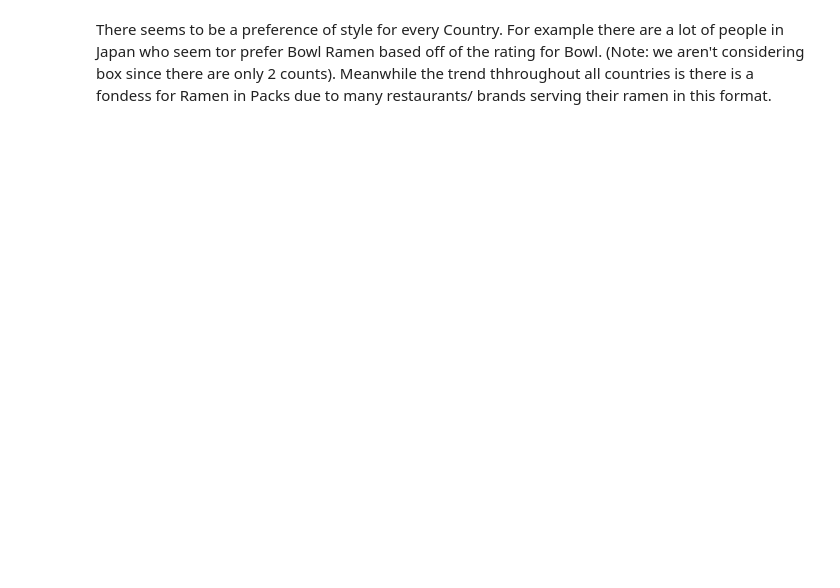
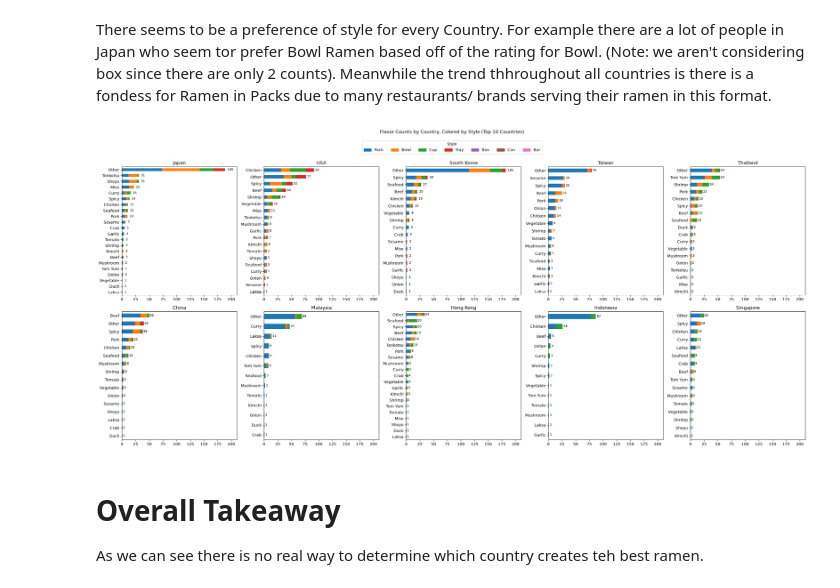
Before and after one commit to Madlenate/Ramen_Analysis_which_country_has_the_best_ramen-, a Jupyter notebook: Data_analysis.ipynb, the cells around one changed output. Drawn from its saved outputs; the diff is of its cells as text; code cells hidden in the pictures; blank space fills up the shorter version.

```diff
--- a/Data_analysis.ipynb
+++ b/Data_analysis.ipynb
@@ -180,2 +323,48 @@ plt.show()
 # %% [markdown]
 There seems to be a preference of style for every Country. For example there are a lot of people in Japan who seem tor prefer Bowl Ramen based off of the rating for Bowl. (Note: we aren't considering box since there are only 2 counts). Meanwhile the trend thhroughout all countries is there is a fondess for Ramen in Packs due to many restaurants/ brands serving their ramen in this format.
+# %%
+flavor_cols = list(flavor_keywords.keys())
+
+melted = df_clean.melt(id_vars=["Country", "Style"], value_vars=flavor_cols, var_name="Flavor", value_name="Has_Flavor")
+melted = melted[melted["Has_Flavor"]]
+flavor_style_counts = melted.groupby(["Country", "Flavor", "Style"]).size().reset_index(name="Count")
+
+top_countries = df_clean["Country"].value_counts().nlargest(10).index
+style_order = df_clean["Style"].value_counts().index
+style_colors = dict(zip(style_order, sns.color_palette("tab10", n_colors=len(style_order))))
+
+fig, axes = plt.subplots(2, 5, figsize=(26, 11))
+axes = axes.flatten()
+
+for ax, country in zip(axes, top_countries):
+    country_data = flavor_style_counts[flavor_style_counts["Country"] == country]
+    pivot = country_data.pivot_table(index="Flavor", columns="Style", values="Count", fill_value=0)
+    pivot = pivot.reindex(columns=[s for s in style_order if s in pivot.columns])
+    pivot = pivot.loc[pivot.sum(axis=1).sort_values(ascending=True).index]
+
+    pivot.plot(kind="barh", stacked=True, ax=ax, color=[style_colors[s] for s in pivot.columns], legend=False)
+
+    totals = pivot.sum(axis=1)
+    for i, total in enumerate(totals):
+        ax.text(total + totals.max() * 0.02, i, str(int(total)), va="center", fontsize=8)
+
+    ax.set_title(country)
+    ax.set_xlabel("")
+    ax.set_ylabel("")
+    ax.set_xlim(0, 210)
+
+
+for ax in axes[len(top_countries):]:
+    ax.axis("off")
+
+handles = [plt.Rectangle((0, 0), 1, 1, color=style_colors[s]) for s in style_order]
+fig.legend(handles, style_order, title="Style", loc="upper center", ncol=len(style_order), bbox_to_anchor=(0.5, 1.03))
+fig.suptitle("Flavor Counts by Country, Colored by Style (Top 10 Countries)", y=1.06)
+plt.tight_layout()
+plt.show()
+# %% [output]
+[figure, added]
+# %% [markdown]
+# Overall Takeaway
+
+As we can see there is no real way to determine which country creates teh best ramen.
```
Also changed, not shown: parts of 13 cells of this notebook.
